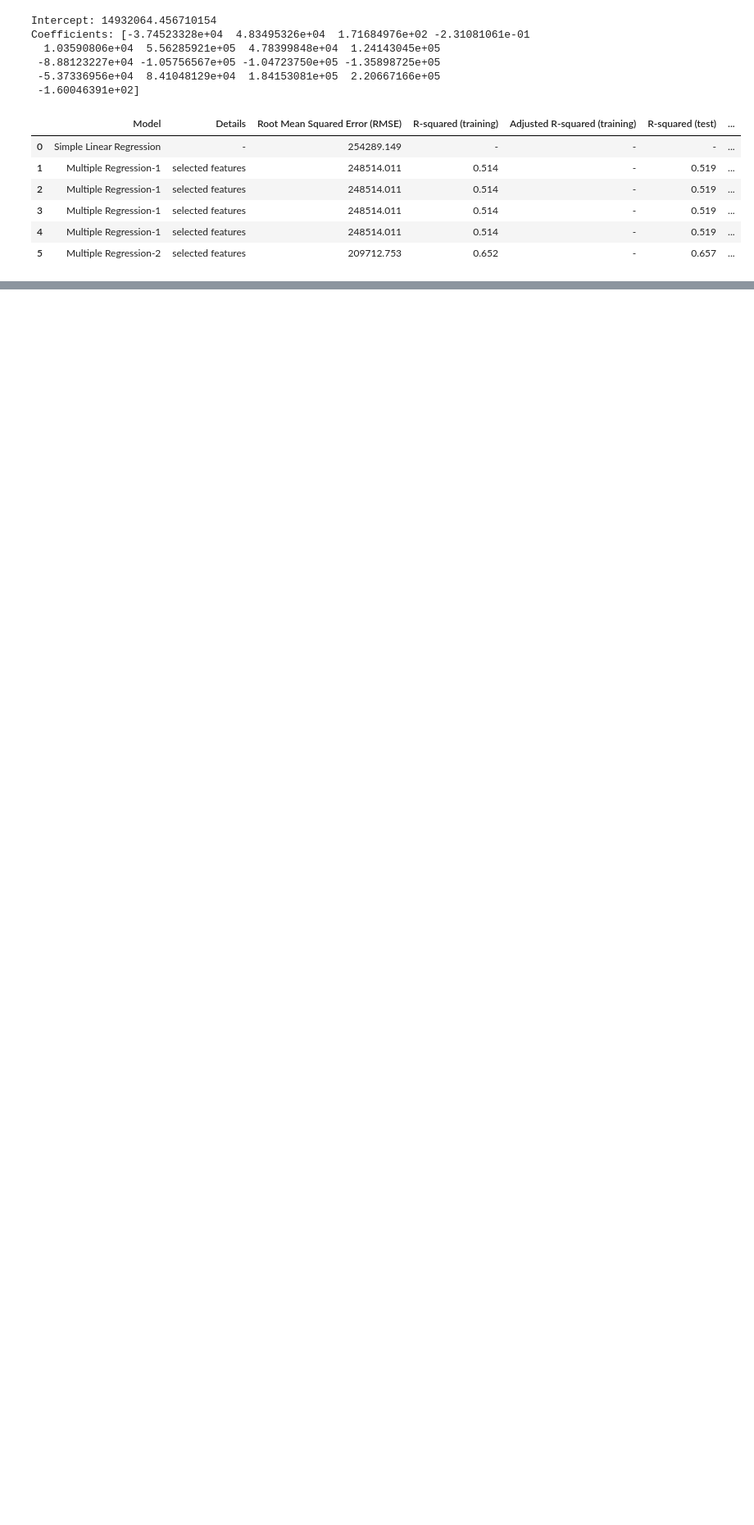
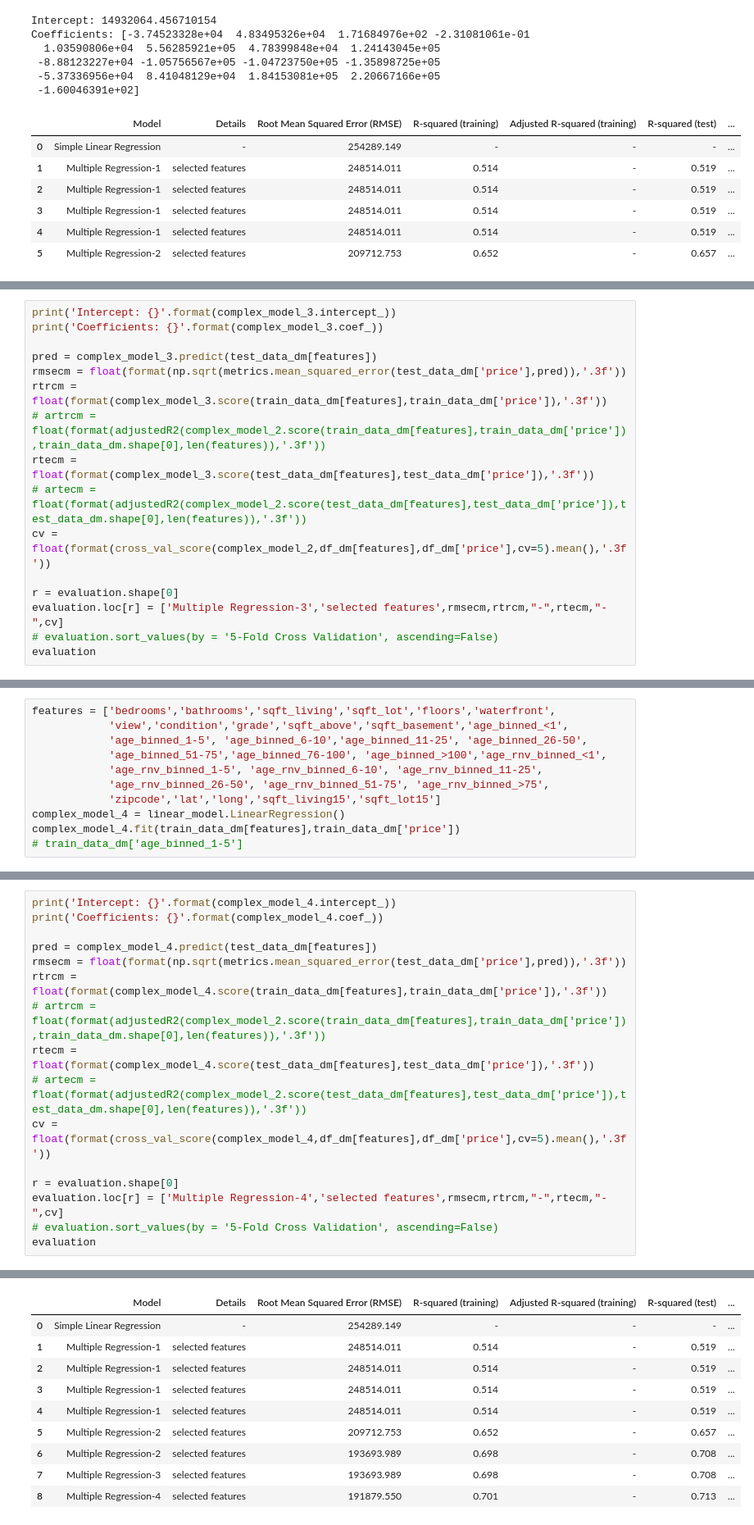
Before and after one commit to dearleiii/data_science_101, a Jupyter notebook: predict_house_value/Predicting house value.ipynb, the cells around one changed output, grey strips where cells are left out. Shown at 82% size. Saved outputs shown, nothing was run; the diff lists cells and outputs as text; blank space fills up the shorter version.

```diff
--- a/predict_house_value/Predicting house value.ipynb
+++ b/predict_house_value/Predicting house value.ipynb
@@ -520,0 +529,16 @@ Coefficients: [-3.74523328e+04  4.83495326e+04  1.71684976e+02 -2.31081061e-01
+# %%
+print('Intercept: {}'.format(complex_model_3.intercept_))
+print('Coefficients: {}'.format(complex_model_3.coef_))
+
+pred = complex_model_3.predict(test_data_dm[features])
+rmsecm = float(format(np.sqrt(metrics.mean_squared_error(test_data_dm['price'],pred)),'.3f'))
+rtrcm = float(format(complex_model_3.score(train_data_dm[features],train_data_dm['price']),'.3f'))
+# artrcm = float(format(adjustedR2(complex_model_2.score(train_data_dm[features],train_data_dm['price']),train_data_dm.shape[0],len(features)),'.3f'))
+rtecm = float(format(complex_model_3.score(test_data_dm[features],test_data_dm['price']),'.3f'))
+# artecm = float(format(adjustedR2(complex_model_2.score(test_data_dm[features],test_data_dm['price']),test_data_dm.shape[0],len(features)),'.3f'))
+cv = float(format(cross_val_score(complex_model_2,df_dm[features],df_dm['price'],cv=5).mean(),'.3f'))
+
+r = evaluation.shape[0]
+evaluation.loc[r] = ['Multiple Regression-3','selected features',rmsecm,rtrcm,"-",rtecm,"-",cv]
+# evaluation.sort_values(by = '5-Fold Cross Validation', ascending=False)
+evaluation
@@ -520,0 +561,11 @@ Coefficients: [-3.74523328e+04  4.83495326e+04  1.71684976e+02 -2.31081061e-01
+# %%
+features = ['bedrooms','bathrooms','sqft_living','sqft_lot','floors','waterfront',
+            'view','condition','grade','sqft_above','sqft_basement','age_binned_<1',
+            'age_binned_1-5', 'age_binned_6-10','age_binned_11-25', 'age_binned_26-50',
+            'age_binned_51-75','age_binned_76-100', 'age_binned_>100','age_rnv_binned_<1',
+            'age_rnv_binned_1-5', 'age_rnv_binned_6-10', 'age_rnv_binned_11-25',
+            'age_rnv_binned_26-50', 'age_rnv_binned_51-75', 'age_rnv_binned_>75',
+            'zipcode','lat','long','sqft_living15','sqft_lot15']
+complex_model_4 = linear_model.LinearRegression()
+complex_model_4.fit(train_data_dm[features],train_data_dm['price'])
+# train_data_dm['age_binned_1-5']
@@ -520,0 +574,17 @@ Coefficients: [-3.74523328e+04  4.83495326e+04  1.71684976e+02 -2.31081061e-01
+# %%
+print('Intercept: {}'.format(complex_model_4.intercept_))
+print('Coefficients: {}'.format(complex_model_4.coef_))
+
+pred = complex_model_4.predict(test_data_dm[features])
+rmsecm = float(format(np.sqrt(metrics.mean_squared_error(test_data_dm['price'],pred)),'.3f'))
+rtrcm = float(format(complex_model_4.score(train_data_dm[features],train_data_dm['price']),'.3f'))
+# artrcm = float(format(adjustedR2(complex_model_2.score(train_data_dm[features],train_data_dm['price']),train_data_dm.shape[0],len(features)),'.3f'))
+rtecm = float(format(complex_model_4.score(test_data_dm[features],test_data_dm['price']),'.3f'))
+# artecm = float(format(adjustedR2(complex_model_2.score(test_data_dm[features],test_data_dm['price']),test_data_dm.shape[0],len(features)),'.3f'))
+cv = float(format(cross_val_score(complex_model_4,df_dm[features],df_dm['price'],cv=5).mean(),'.3f'))
+
+r = evaluation.shape[0]
+evaluation.loc[r] = ['Multiple Regression-4','selected features',rmsecm,rtrcm,"-",rtecm,"-",cv]
+# evaluation.sort_values(by = '5-Fold Cross Validation', ascending=False)
+evaluation
+# %% [output]
@@ -520,0 +600,10 @@ Coefficients: [-3.74523328e+04  4.83495326e+04  1.71684976e+02 -2.31081061e-01
+|  | Model | Details | Root Mean Squared Error (RMSE) | R-squared (training) | Adjusted R-squared (training) | R-squared (test) | ... |
+| 0 | Simple Linear Regression | - | 254289.149 | - | - | - | ... |
+| 1 | Multiple Regression-1 | selected features | 248514.011 | 0.514 | - | 0.519 | ... |
+| 2 | Multiple Regression-1 | selected features | 248514.011 | 0.514 | - | 0.519 | ... |
+| 3 | Multiple Regression-1 | selected features | 248514.011 | 0.514 | - | 0.519 | ... |
+| 4 | Multiple Regression-1 | selected features | 248514.011 | 0.514 | - | 0.519 | ... |
+| 5 | Multiple Regression-2 | selected features | 209712.753 | 0.652 | - | 0.657 | ... |
+| 6 | Multiple Regression-2 | selected features | 193693.989 | 0.698 | - | 0.708 | ... |
+| 7 | Multiple Regression-3 | selected features | 193693.989 | 0.698 | - | 0.708 | ... |
+| 8 | Multiple Regression-4 | selected features | 191879.550 | 0.701 | - | 0.713 | ... |
```
Also changed, not shown: parts of 7 cells of this notebook.
